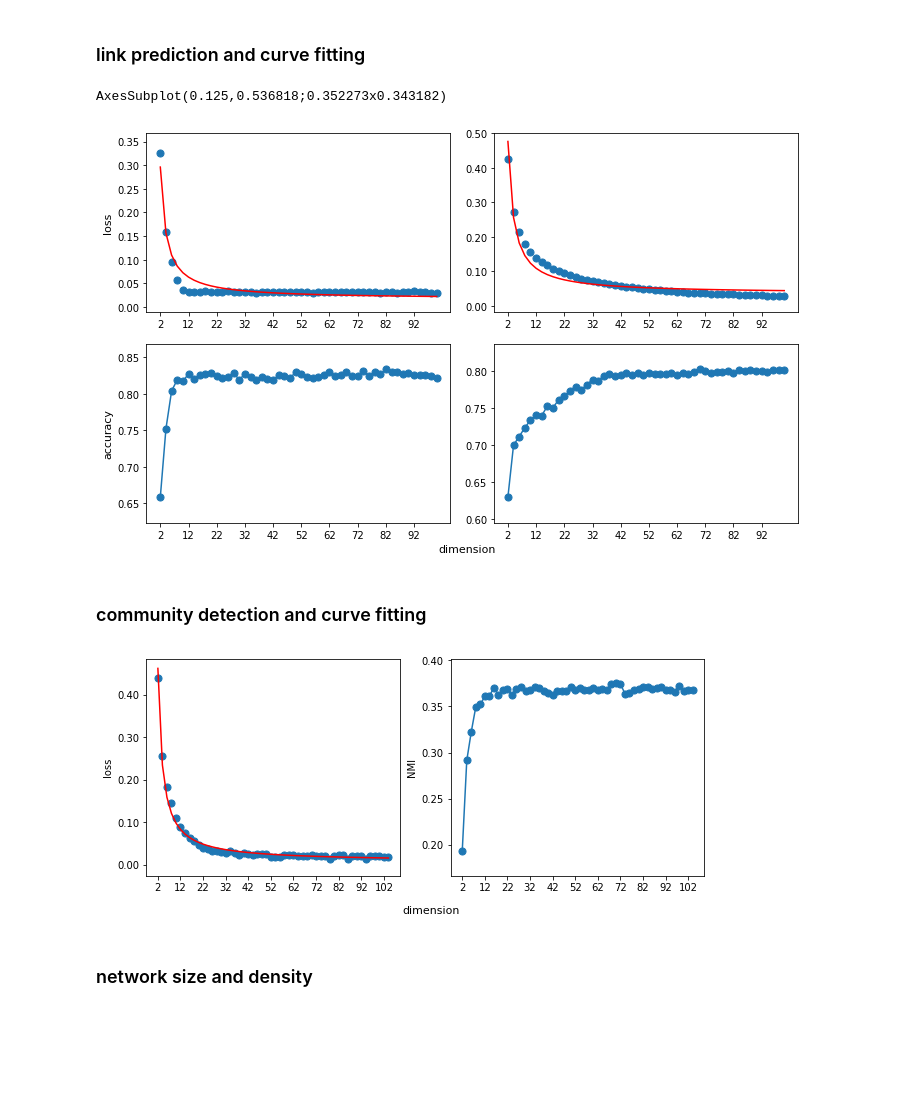
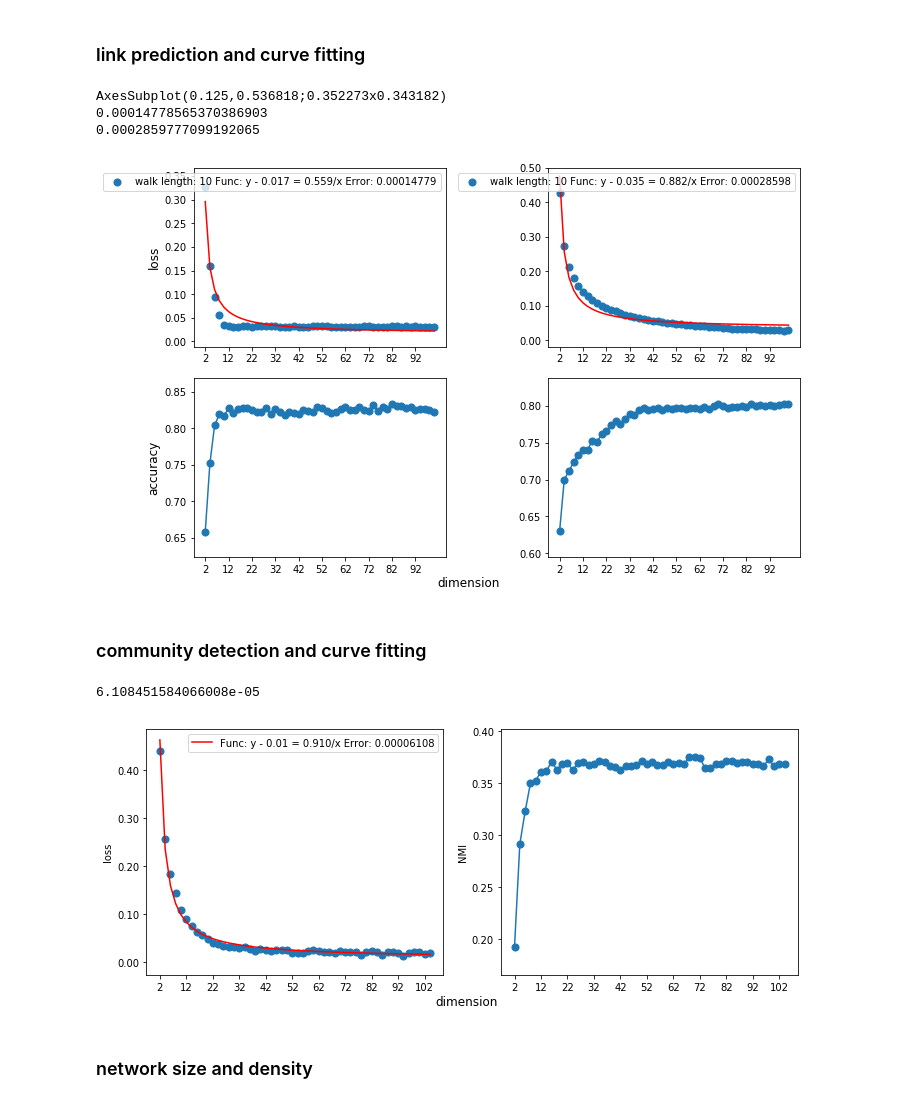
Before and after one commit to Villafly/dimensional_plot, a Jupyter notebook: paper_plot.ipynb, the cells around one changed output. Drawn from its saved outputs; the diff is of its cells as text; code cells hidden in the pictures; blank space fills up the shorter version.

```diff
--- a/paper_plot.ipynb
+++ b/paper_plot.ipynb
@@ -45,10 +46,13 @@ def prediction_plot(dims,walkLengths,losses,accus,graph):
     for cnt,loss in enumerate(losses):
         c, cov = optimize.curve_fit(func1, dims,loss)
         fit_values = (func1(np.array(dims),c[0],c[1]))
-        bias = abs(np.array(loss)-np.array(loss))
-        label = 'walk length: {} Func: y - {:.2f} = {:.2f}/x Error: {:.3f}'.format(walkLengths[cnt],c[1],c[0],np.mean(bias))
-        axes[0,cnt].scatter(dims,loss,label='c',s=50)
+        SSE = ((np.array(loss)-np.array(fit_values))**2).sum()
+        bias = SSE/len(fit_values)
+        print (bias)
+        label = 'walk length: {} Func: y - {:.3f} = {:.3f}/x Error: {:.8f}'.format(walkLengths[cnt],c[1],c[0],np.mean(bias))
+        axes[0,cnt].scatter(dims,loss,label=label,s=50)
         axes[0,cnt].plot(dims,fit_values,c='r')
+        axes[0,cnt].legend()
         axes[1,cnt].scatter(dims,accus[cnt],s=50)
         axes[1,cnt].plot(dims,accus[cnt])
         axes[0,cnt].set_xticks(range(dims[0],dims[-1],10))
@@ -59,7 +63,7 @@ def prediction_plot(dims,walkLengths,losses,accus,graph):
 
 #     plt.suplabel('NEL and link prediction accuracy of {} network'.format(graph))
     fig.text(0.52, 0.004, 'dimension', va='center', ha='center',fontsize=fontSize)
-    plt.savefig('./meta_data/{}/{}_prediction.eps'.format(sub_dir,graph),format='eps',dpi=3000)
+    plt.savefig('./meta_data/{}/link_prediction.eps'.format(sub_dir,graph),format='eps',dpi=5000)
     plt.tight_layout()
     plt.show()
 
@@ -73,7 +77,9 @@ cora_accu = cora_accu[:end_index]
 prediction_plot(dims,[10,10],[football_loss,cora_loss],[football_accu,cora_accu],['football','cora'])
 # %% [output]
 AxesSubplot(0.125,0.536818;0.352273x0.343182)
+0.00014778565370386903
+0.0002859777099192065
-[figure, old version]
+[figure, new version]
 # %% [markdown]
 ### community detection and curve fitting
 # %%
@@ -87,38 +93,42 @@ f1 = open('./meta_data/{}/{}_nnl.pkl'.format(sub_dir,graph),'rb')
 nnl = pickle.load(f1)
 f1.close()
 f1 = open('./meta_data/{}/{}_acc.pkl'.format(sub_dir,graph),'rb')
 nmis = pickle.load(f1)
 f1.close()
 
 def clustering_plot(dims,nnl,nmis,graph):
     fig, (ax1,ax2) = plt.subplots(1,2,figsize=(10,4))
     ax1.yaxis.set_major_formatter(FormatStrFormatter('%.2f'))
     ax2.yaxis.set_major_formatter(FormatStrFormatter('%.2f'))
     c, cov = optimize.curve_fit(func1, dims,nnl)
     fit_values = (func1(np.array(dims),c[0],c[1]))
-    bias = abs(np.array(nnl)-np.array(fit_values))
-    label = 'Func: y - {:.2f} = {:.2f}/x Error: {:.3f}'.format(c[1],c[0],np.mean(bias))
+    SSE = ((np.array(nnl)-np.array(fit_values))**2).sum()
+    bias = SSE/len(fit_values)
+    print (bias)
+    label = 'Func: y - {:.2f} = {:.3f}/x Error: {:.8f}'.format(c[1],c[0],np.mean(bias))
     ax1.scatter(dims,nnl,s=50)
     ax1.plot(dims,func1(np.array(dims),c[0],c[1]),label=label,color='r')
-    #    ax1.legend()
+    ax1.legend()
     ax2.scatter(dims,nmis,s=50)
     ax2.plot(dims,nmis)
 
     ax1.set_xticks(range(dims[0],dims[-1],10))
     ax2.set_xticks(range(dims[0],dims[-1],10))
     ax1.set_ylabel('loss')
     #    ax2.set_xlabel('dimension',fontsize=fontSize)
     ax2.set_ylabel('NMI')
     fig.text(0.52, 0.004, 'dimension', va='center', ha='center',fontsize=fontSize)
-    plt.savefig('./meta_data/{}/{}_clustering.eps'.format(sub_dir,graph),format='eps',dpi=3000)
+    plt.tight_layout()
+    plt.savefig('./meta_data/{}/clustering.eps'.format(sub_dir,graph),format='eps',dpi=5000)
     plt.show()
 end = 52
 dims = dims[:end]
 nnl = nnl[:end]
 nmis = nmis[:end]
 clustering_plot(dims,nnl,nmis,graph)
 # %% [output]
+6.108451584066008e-05
-[figure, old version]
+[figure, new version]
 # %% [markdown]
 ### network size and density
 # %%
```
Also changed, not shown: parts of 4 cells of this notebook.
